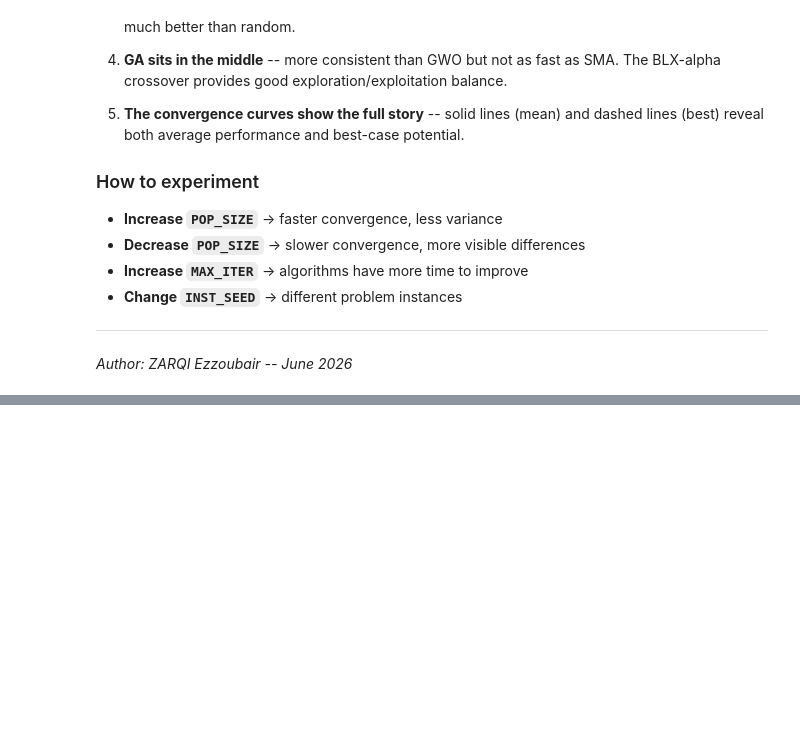
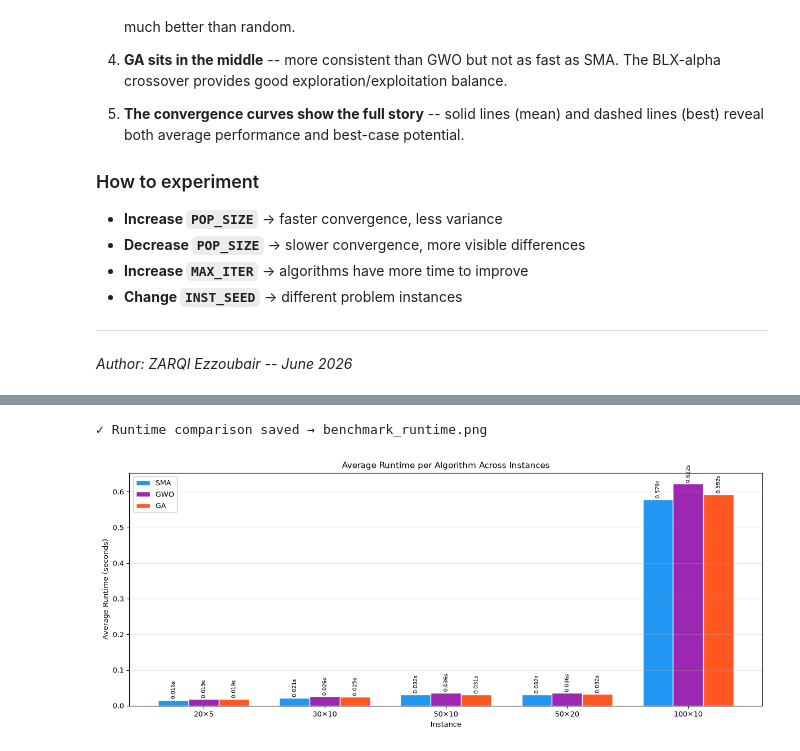
Before and after one commit to regisx001/flow-shop-scheduling, a Jupyter notebook: benchmark.ipynb, the cells around one changed output, grey strips where cells are left out. Saved outputs shown, nothing was run; the diff lists cells and outputs as text; code cells hidden in the pictures; blank space fills up the shorter version.

```diff
--- a/benchmark.ipynb
+++ b/benchmark.ipynb
@@ -448,0 +499,42 @@ plt.savefig("benchmark_boxplot.png", dpi=150, bbox_inches="tight");
+# %%
+# ── Runtime comparison ────────────────────────────
+fig, ax = plt.subplots(figsize=(12, 5))
+
+inst_labels = [i[0] for i in INSTANCES]
+x = np.arange(len(inst_labels))
+width = 0.25
+
+sma_times = []
+gwo_times = []
+ga_times = []
+for label, _, _ in INSTANCES:
+    stats = {s.method: s for s in all_stats[label]}
+    sma_times.append(stats["SMA"].avg_time)
+    gwo_times.append(stats["GWO"].avg_time)
+    ga_times.append(stats["GA"].avg_time)
+
+bars1 = ax.bar(x - width, sma_times, width, label="SMA", color="#2196F3", edgecolor="white")
+bars2 = ax.bar(x, gwo_times, width, label="GWO", color="#9C27B0", edgecolor="white")
+bars3 = ax.bar(x + width, ga_times, width, label="GA", color="#FF5722", edgecolor="white")
+
+# Annotate
+for bars in [bars1, bars2, bars3]:
+    for bar in bars:
+        h = bar.get_height()
+        ax.text(bar.get_x() + bar.get_width()/2., h + 0.002,
+                f"{h:.3f}s", ha="center", va="bottom", fontsize=7, rotation=90)
+
+ax.set_xlabel("Instance")
+ax.set_ylabel("Average Runtime (seconds)")
+ax.set_title("Average Runtime per Algorithm Across Instances")
+ax.set_xticks(x)
+ax.set_xticklabels(inst_labels)
+ax.legend()
+ax.grid(True, axis="y", alpha=0.3)
+
+plt.tight_layout()
+plt.savefig("benchmark_runtime.png", dpi=150, bbox_inches="tight");
+print("✓ Runtime comparison saved → benchmark_runtime.png")
+# %% [output]
+✓ Runtime comparison saved → benchmark_runtime.png
+[figure, added]
```
Also changed, not shown: parts of 13 cells of this notebook, 9 other files.
